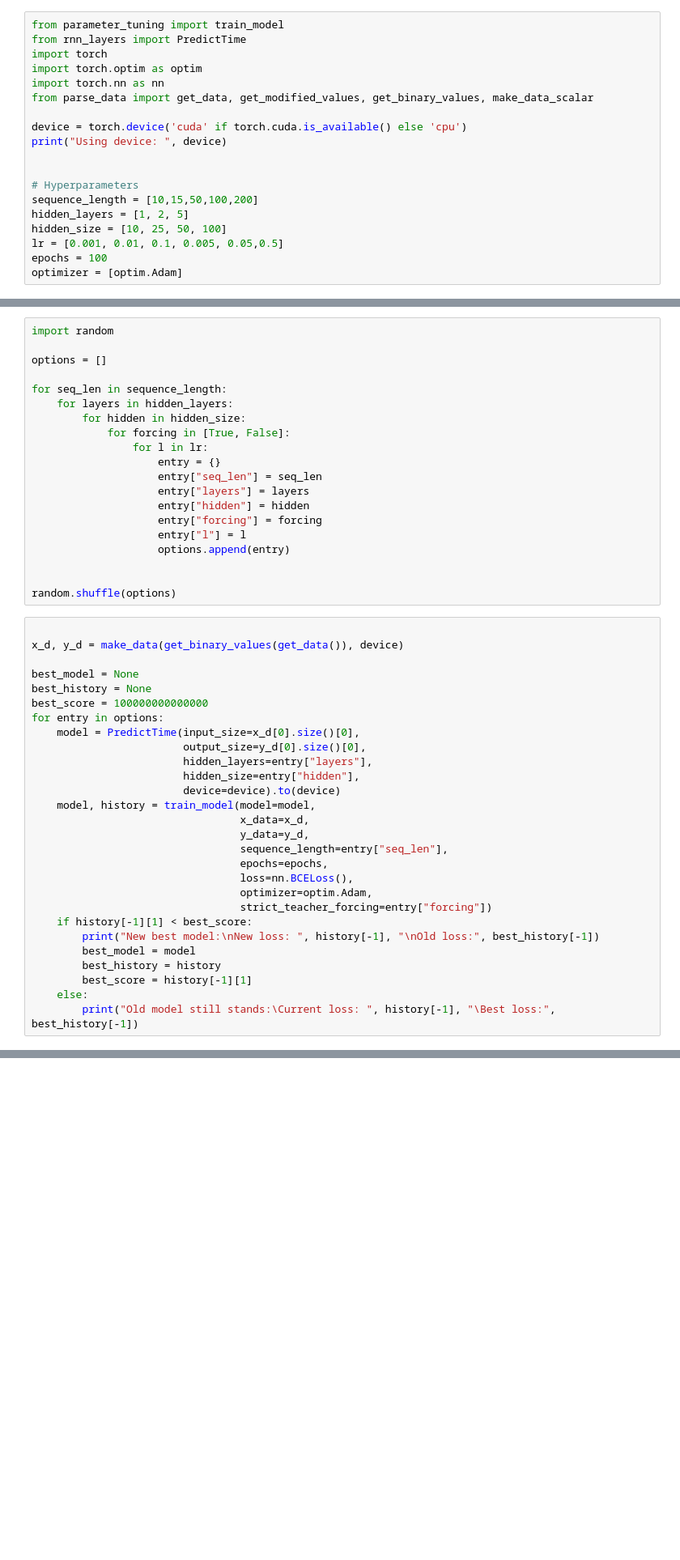
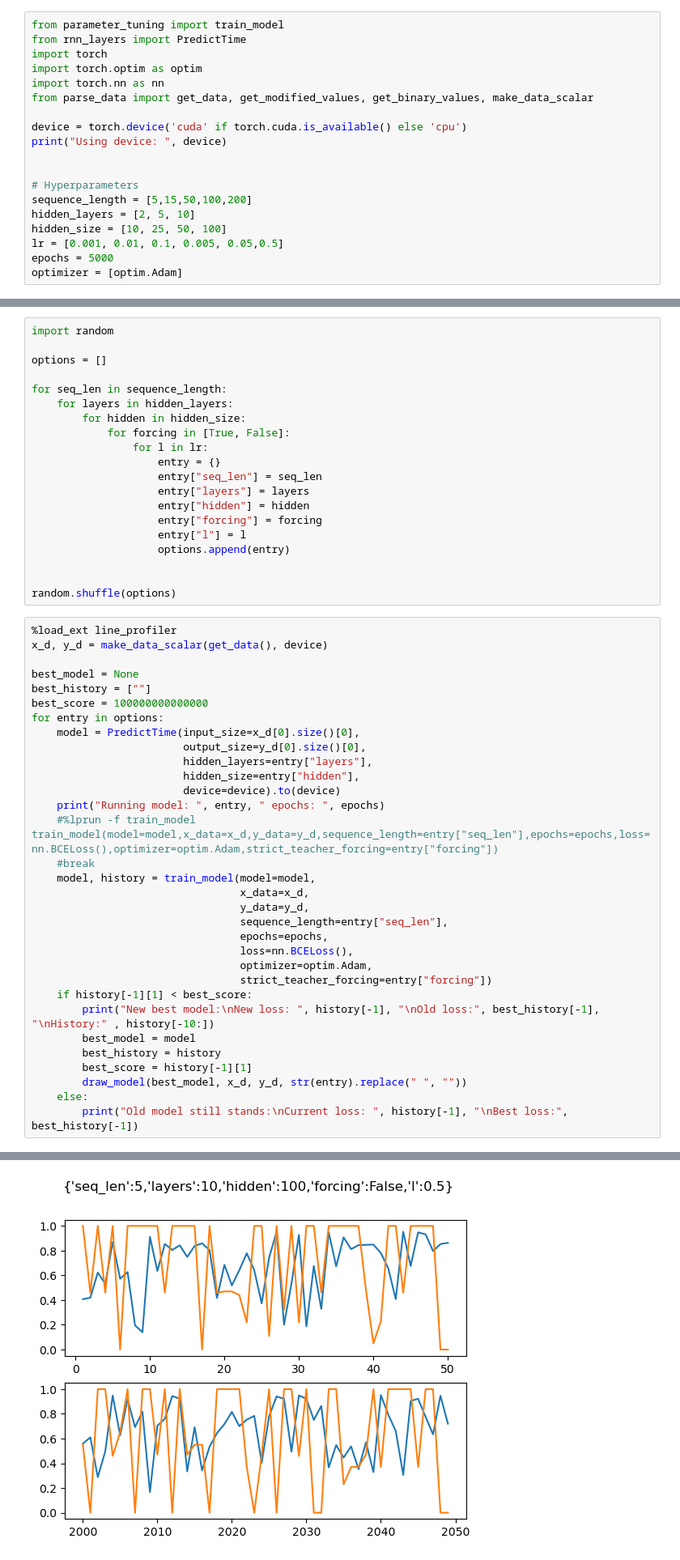
Before and after one commit to AntonJoha/master_thesis_code, a Jupyter notebook: Performant_RNN/Untitled.ipynb, the cells around one changed output, grey strips where cells are left out. Shown at 81% size. Cells and saved outputs as stored; diff of their text form; blank space fills up the shorter version.

```diff
--- a/Performant_RNN/Untitled.ipynb
+++ b/Performant_RNN/Untitled.ipynb
@@ -13,10 +13,10 @@ print("Using device: ", device)
 
 
 # Hyperparameters
-sequence_length = [10,15,50,100,200]
-hidden_layers = [1, 2, 5]
+sequence_length = [5,15,50,100,200]
+hidden_layers = [2, 5, 10]
 hidden_size = [10, 25, 50, 100]
 lr = [0.001, 0.01, 0.1, 0.005, 0.05,0.5]
-epochs = 100
+epochs = 5000
 optimizer = [optim.Adam]
 # %% [output]
@@ -74,11 +121,11 @@ for seq_len in sequence_length:
 
 random.shuffle(options)
 # %%
-
-x_d, y_d = make_data(get_binary_values(get_data()), device)
+%load_ext line_profiler
+x_d, y_d = make_data_scalar(get_data(), device)
 
 best_model = None
-best_history = None
+best_history = [""]
 best_score = 100000000000000
 for entry in options:
     model = PredictTime(input_size=x_d[0].size()[0],
@@ -86,6 +133,9 @@ for entry in options:
                         hidden_layers=entry["layers"],
                         hidden_size=entry["hidden"],
                         device=device).to(device)
+    print("Running model: ", entry, " epochs: ", epochs)
+    #%lprun -f train_model train_model(model=model,x_data=x_d,y_data=y_d,sequence_length=entry["seq_len"],epochs=epochs,loss=nn.BCELoss(),optimizer=optim.Adam,strict_teacher_forcing=entry["forcing"])
+    #break
     model, history = train_model(model=model,
                                  x_data=x_d,
                                  y_data=y_d,
@@ -95,10 +145,11 @@ for entry in options:
                                  optimizer=optim.Adam,
                                  strict_teacher_forcing=entry["forcing"])
     if history[-1][1] < best_score:
-        print("New best model:\nNew loss: ", history[-1], "\nOld loss:", best_history[-1])
+        print("New best model:\nNew loss: ", history[-1], "\nOld loss:", best_history[-1], "\nHistory:" , history[-10:])
         best_model = model
         best_history = history
         best_score = history[-1][1]
+        draw_model(best_model, x_d, y_d, str(entry).replace(" ", ""))
     else:
-        print("Old model still stands:\Current loss: ", history[-1], "\Best loss:", best_history[-1])
+        print("Old model still stands:\nCurrent loss: ", history[-1], "\nBest loss:", best_history[-1])
 # %% [output]
@@ -105,0 +186 @@ torch.Size([1])
+[figure, added]
```
Also changed, not shown: parts of 4 cells of this notebook, 30 other files.
